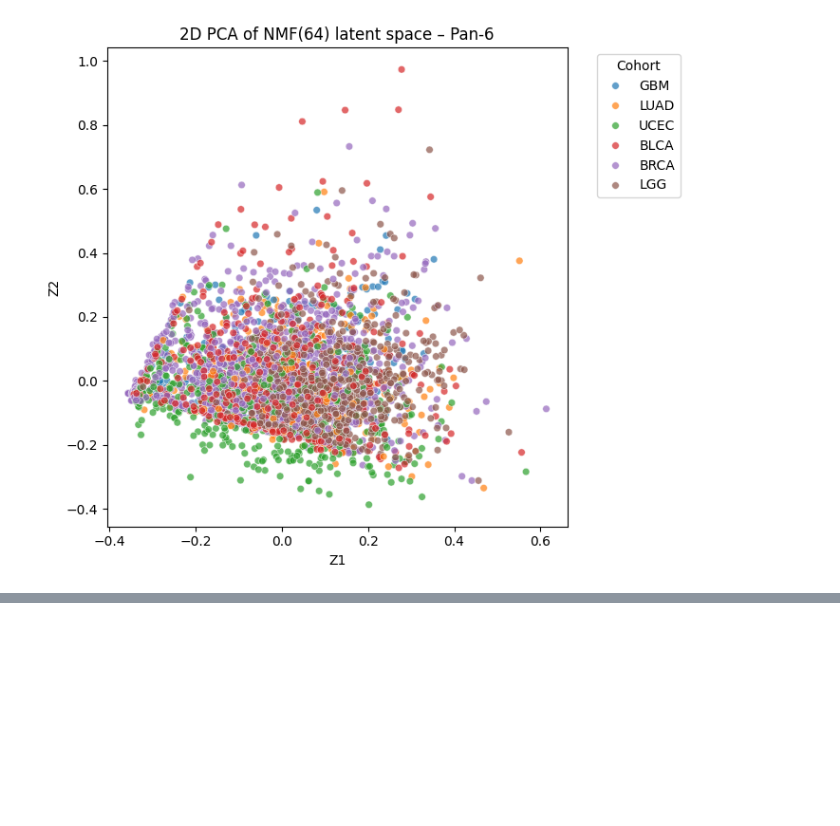
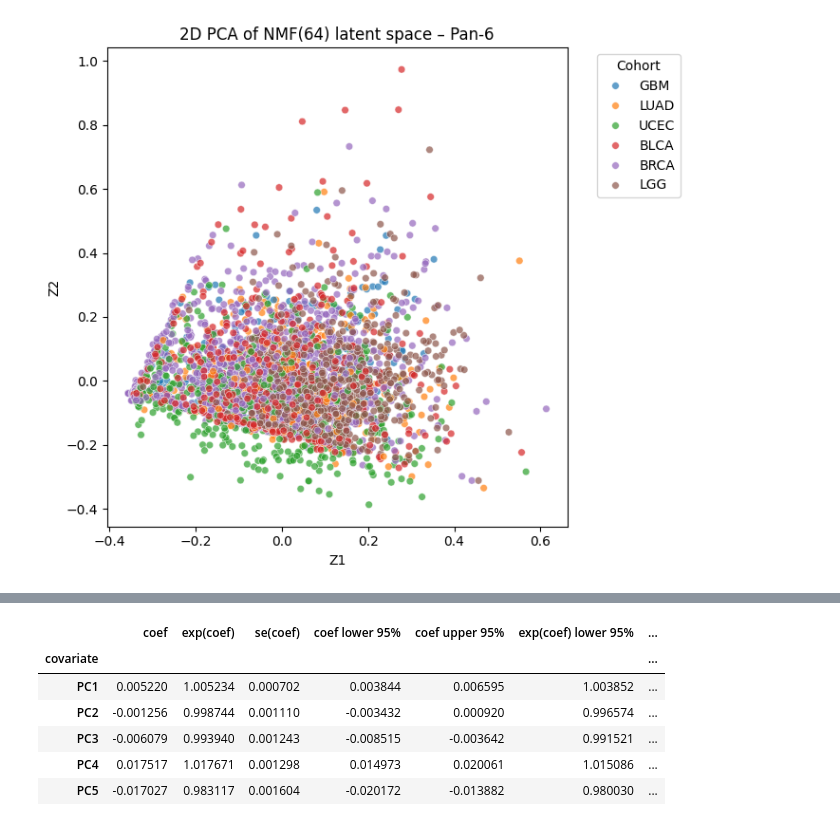
Before and after one commit to arionandrei2000/bdh_challenge_2025, a Jupyter notebook: notebooks/04_analysis.ipynb, the cells around one changed output, grey strips where cells are left out. Cells and saved outputs as stored; diff of their text form; code cells hidden in the pictures; blank space fills up the shorter version.

```diff
--- a/notebooks/04_analysis.ipynb
+++ b/notebooks/04_analysis.ipynb
@@ -997,3 +997,72 @@ Pan-6 NMF+SVM metrics summary table:
 [figure]
 Computing 2D PCA on NMF latent space for Pan-6...
 [figure]
+# %%
+# 10) Pan-6 survival baseline: PCA(64) + CoxPH (lifelines)
+
+print("\n=== Running Pan-6 Survival baseline: PCA(64) + CoxPH ===")
+
+split_surv_path = PROCESSED_DIR / "splits_survival_pancancer.json"
+train_ids_surv, test_ids_surv = load_split(split_surv_path)
+
+# Keep only IDs that exist in survival subset
+train_ids_surv = np.array([s for s in train_ids_surv if s in expr_surv.index])
+test_ids_surv  = np.array([s for s in test_ids_surv  if s in expr_surv.index])
+
+X_train_surv = expr_surv.loc[train_ids_surv].values
+X_test_surv  = expr_surv.loc[test_ids_surv].values
+
+time_train  = surv_df.loc[train_ids_surv, "survival_time"].values
+event_train = surv_df.loc[train_ids_surv, "event"].astype(int).values
+
+time_test   = surv_df.loc[test_ids_surv, "survival_time"].values
+event_test  = surv_df.loc[test_ids_surv, "event"].astype(int).values
+
+print("Pan-6 survival train shape:", X_train_surv.shape)
+print("Pan-6 survival test  shape:", X_test_surv.shape)
+
+# Scale + PCA
+scaler_surv = StandardScaler()
+X_train_scaled = scaler_surv.fit_transform(X_train_surv)
+X_test_scaled  = scaler_surv.transform(X_test_surv)
+
+pca_surv = PCA(n_components=16, random_state=RANDOM_SEED)
+Z_train = pca_surv.fit_transform(X_train_scaled)
+Z_test  = pca_surv.transform(X_test_scaled)
+
+pc_cols = [f"PC{i+1}" for i in range(Z_train.shape[1])]
+
+df_train_surv = pd.DataFrame(Z_train, index=train_ids_surv, columns=pc_cols)
+df_train_surv["time"] = time_train
+df_train_surv["event"] = event_train
+
+df_test_surv = pd.DataFrame(Z_test, index=test_ids_surv, columns=pc_cols)
+df_test_surv["time"] = time_test
+df_test_surv["event"] = event_test
+
+# Fit Cox model
+cph = CoxPHFitter()
+cph.fit(df_train_surv, duration_col="time", event_col="event", show_progress=True)
+
+print("\nCoxPH summary (first rows):")
+display(cph.summary.head())
+
+train_cindex = cph.concordance_index_
+print("\nTrain C-index (PCA(64) + CoxPH, Pan-6):", train_cindex)
+
+# Test C-index
+risk_test = cph.predict_partial_hazard(df_test_surv).values.ravel()
+test_cindex = concordance_index(
+    df_test_surv["time"].values,
+    risk_test,
+    df_test_surv["event"].values,
+)
+print("Test C-index (PCA(64) + CoxPH, Pan-6):", test_cindex)
+
+risk_groups = pd.qcut(risk_test, q=3, labels=["low", "medium", "high"])
+km_df = df_test_surv.copy()
+km_df["risk_group"] = risk_groups
+
+print("\nRisk group counts (test set):")
+print(km_df["risk_group"].value_counts())
+# %% [output]
@@ -999,0 +1081,7 @@ Computing 2D PCA on NMF latent space for Pan-6...
+|  | coef | exp(coef) | se(coef) | coef lower 95% | coef upper 95% | exp(coef) lower 95% | ... |
+| covariate |  |  |  |  |  |  | ... |
+| PC1 | 0.005220 | 1.005234 | 0.000702 | 0.003844 | 0.006595 | 1.003852 | ... |
+| PC2 | -0.001256 | 0.998744 | 0.001110 | -0.003432 | 0.000920 | 0.996574 | ... |
+| PC3 | -0.006079 | 0.993940 | 0.001243 | -0.008515 | -0.003642 | 0.991521 | ... |
+| PC4 | 0.017517 | 1.017671 | 0.001298 | 0.014973 | 0.020061 | 1.015086 | ... |
+| PC5 | -0.017027 | 0.983117 | 0.001604 | -0.020172 | -0.013882 | 0.980030 | ... |
```
Also changed, not shown: parts of 1 cell of this notebook.
